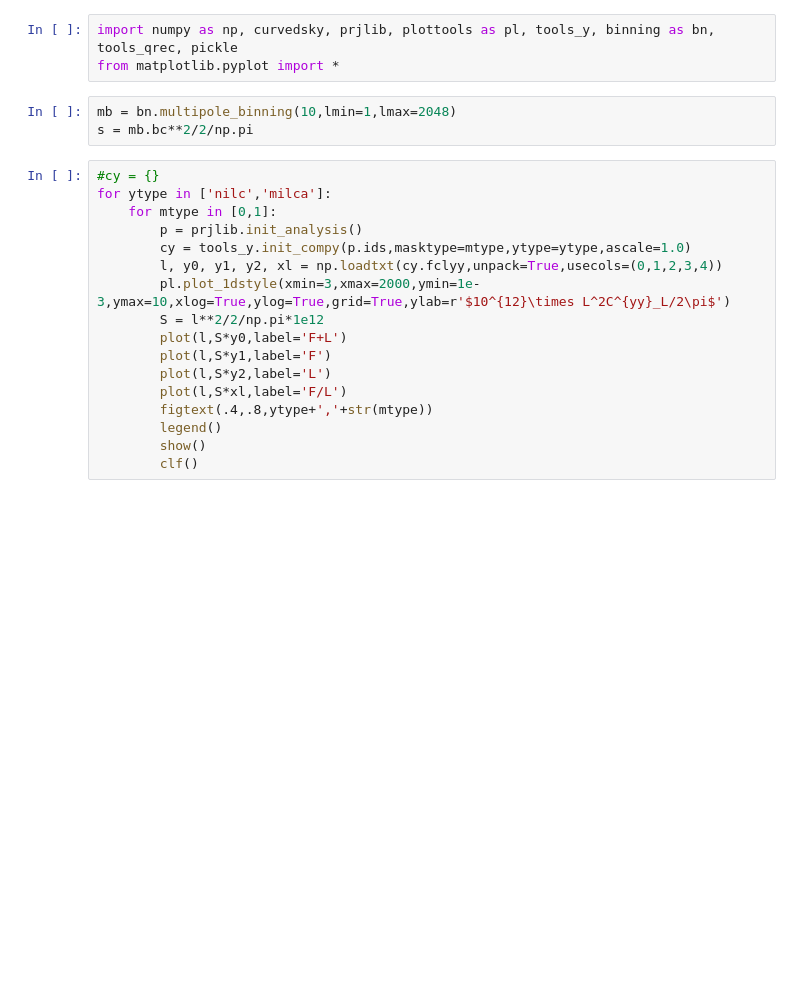
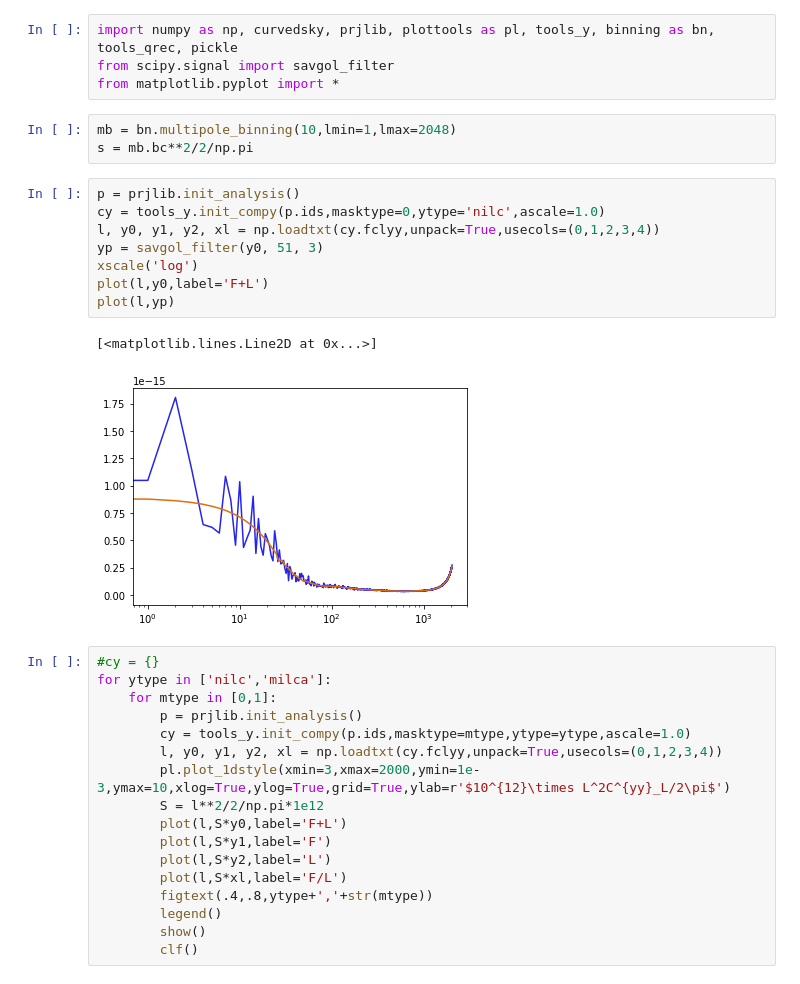
Before and after one commit to toshiyan/planck-tauxy, a Jupyter notebook: check_yy.ipynb, the cells around one changed output. Drawn from its saved outputs; the diff is of its cells as text; blank space fills up the shorter version.

```diff
--- a/check_yy.ipynb
+++ b/check_yy.ipynb
@@ -1,9 +1,21 @@
 # %%
 import numpy as np, curvedsky, prjlib, plottools as pl, tools_y, binning as bn, tools_qrec, pickle
+from scipy.signal import savgol_filter
 from matplotlib.pyplot import *
 # %%
 mb = bn.multipole_binning(10,lmin=1,lmax=2048)
 s = mb.bc**2/2/np.pi
+# %%
+p = prjlib.init_analysis()
+cy = tools_y.init_compy(p.ids,masktype=0,ytype='nilc',ascale=1.0)
+l, y0, y1, y2, xl = np.loadtxt(cy.fclyy,unpack=True,usecols=(0,1,2,3,4))
+yp = savgol_filter(y0, 51, 3)
+xscale('log')
+plot(l,y0,label='F+L')
+plot(l,yp)
+# %% [output]
+[<matplotlib.lines.Line2D at 0x...>]
+[figure, added]
 # %%
 #cy = {}
 for ytype in ['nilc','milca']:
```
Also changed, not shown: 5 other files.
